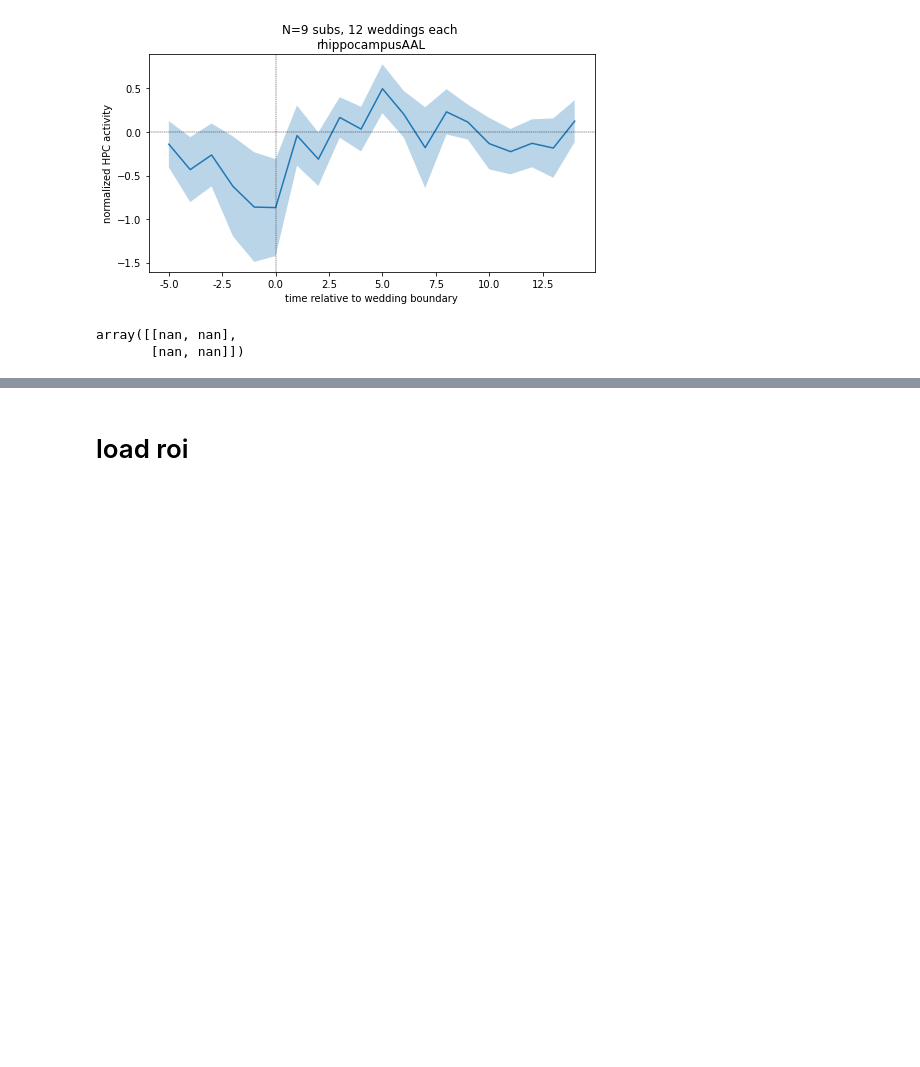
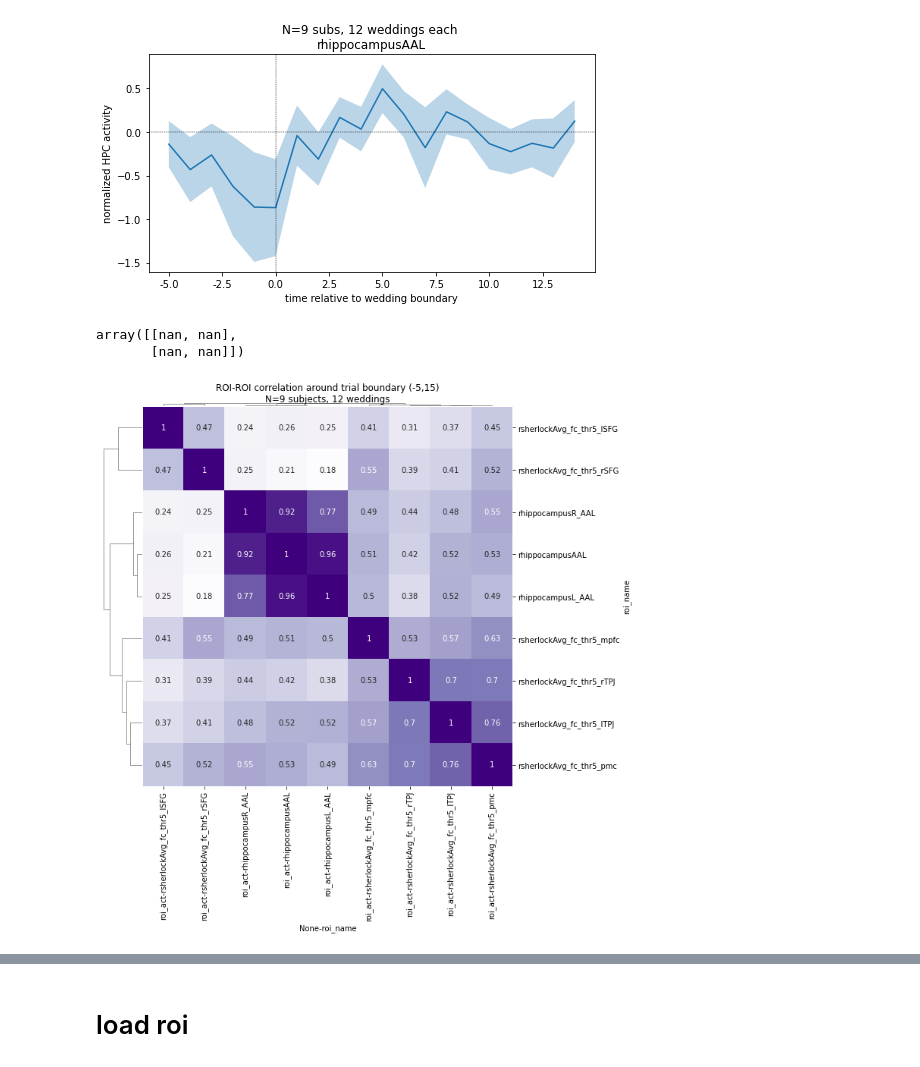
Before and after one commit to andrebeu/cswfmri, a Jupyter notebook: brain_RSA_and_HPC.ipynb, the cells around one changed output, grey strips where cells are left out. Drawn from its saved outputs; the diff is of its cells as text; code cells hidden in the pictures; blank space fills up the shorter version.

```diff
--- a/brain_RSA_and_HPC.ipynb
+++ b/brain_RSA_and_HPC.ipynb
@@ -110,6 +110,20 @@ boundary_df = load_boundary_df(subL=SUB_NS,roiL=ROI_NAME_L[:-1],wedL=WED_NUMS)
 boundary_df2 = boundary_df.groupby(['sub_num','roi_name','boundary_time']).mean().drop('wed_num',1)
 #
 boundary_df3 = boundary_df2.unstack('roi_name')
+# %%
+sub_rdm_df = boundary_df3.groupby('sub_num').corr()
+sub_rdm_df.index = sub_rdm_df.index.droplevel(1)
+Mrdm_df = sub_rdm_df.groupby('roi_name').mean()
+N = sub_rdm_df.index.get_level_values('sub_num').unique()
+Srdm_df = sub_rdm_df.groupby('roi_name').std()/np.sqrt(N)
+import seaborn as sns
+
+# plt.figure(figsize=(15,15))
+sns.clustermap(Mrdm_df,annot=True,cmap='Purples',cbar_pos=None,figsize=(10,10),dendrogram_ratio=(.1,0.01))
+plt.title('ROI-ROI correlation around trial boundary (-5,15)\nN=9 subjects, 12 weddings',y=1)
+plt.savefig('figures/boundary_roiroiRDM')
+# %% [output]
+[figure, added]
 # %%
 num_rois = len(boundary_df3.columns.get_level_values('roi_name'))
 num_subs = len(boundary_df3.index.get_level_values('sub_num').unique())
```
Also changed, not shown: parts of 2 cells of this notebook, 1 other file.
